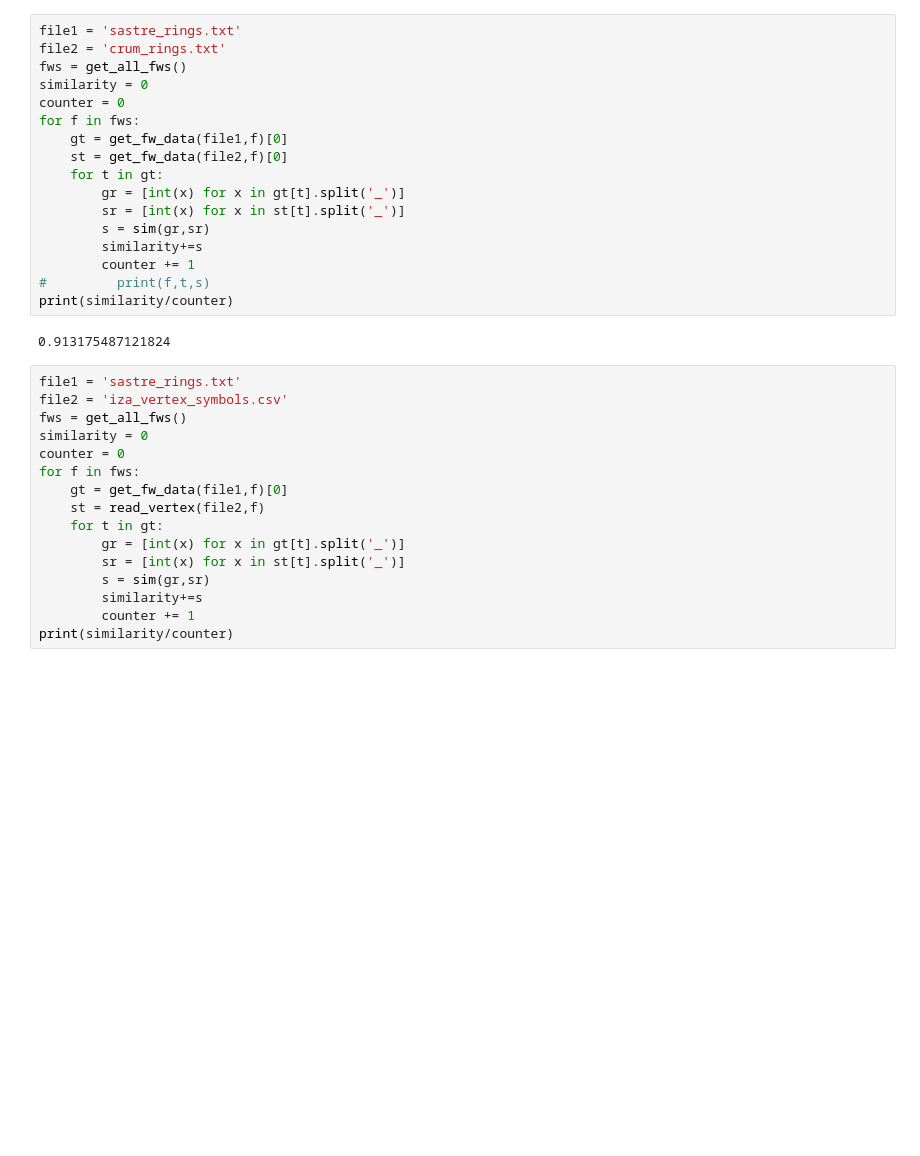
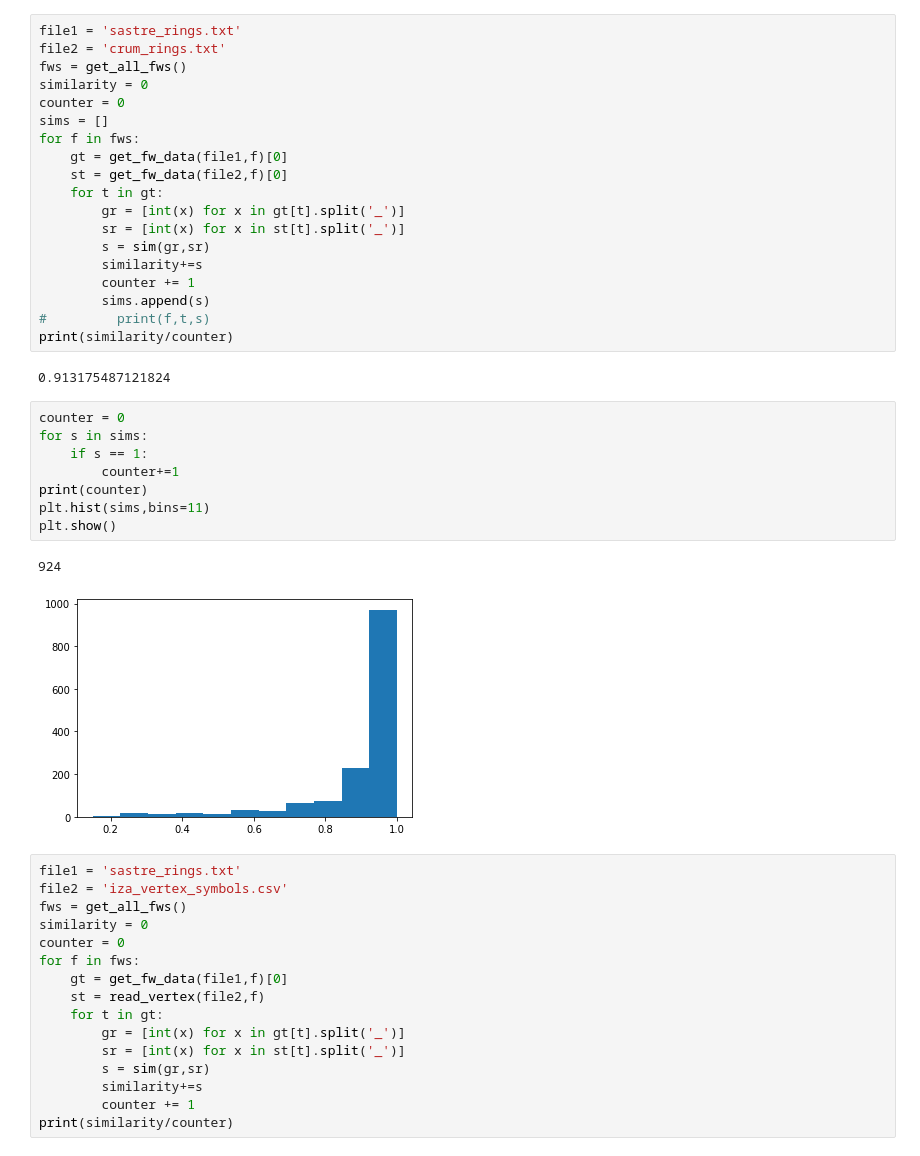
Before and after one commit to wfschneidergroup/zse_manuscript, a Jupyter notebook: results_code/similarity-heat-map.ipynb, the cells around one changed output. Cells and saved outputs as stored; diff of their text form; blank space fills up the shorter version.

```diff
--- a/results_code/similarity-heat-map.ipynb
+++ b/results_code/similarity-heat-map.ipynb
@@ -157,6 +217,7 @@ file2 = 'crum_rings.txt'
 fws = get_all_fws()
 similarity = 0
 counter = 0
+sims = []
 for f in fws:
     gt = get_fw_data(file1,f)[0]
     st = get_fw_data(file2,f)[0]
@@ -166,10 +227,22 @@ for f in fws:
         s = sim(gr,sr)
         similarity+=s
         counter += 1
+        sims.append(s)
 #         print(f,t,s)
 print(similarity/counter)
 # %% [output]
 0.913175487121824
+# %%
+counter = 0
+for s in sims:
+    if s == 1:
+        counter+=1
+print(counter)
+plt.hist(sims,bins=11)
+plt.show()
+# %% [output]
+924
+[figure, added]
 # %%
 file1 = 'sastre_rings.txt'
 file2 = 'iza_vertex_symbols.csv'
```
Also changed, not shown: parts of 10 cells of this notebook, 11 other files.
